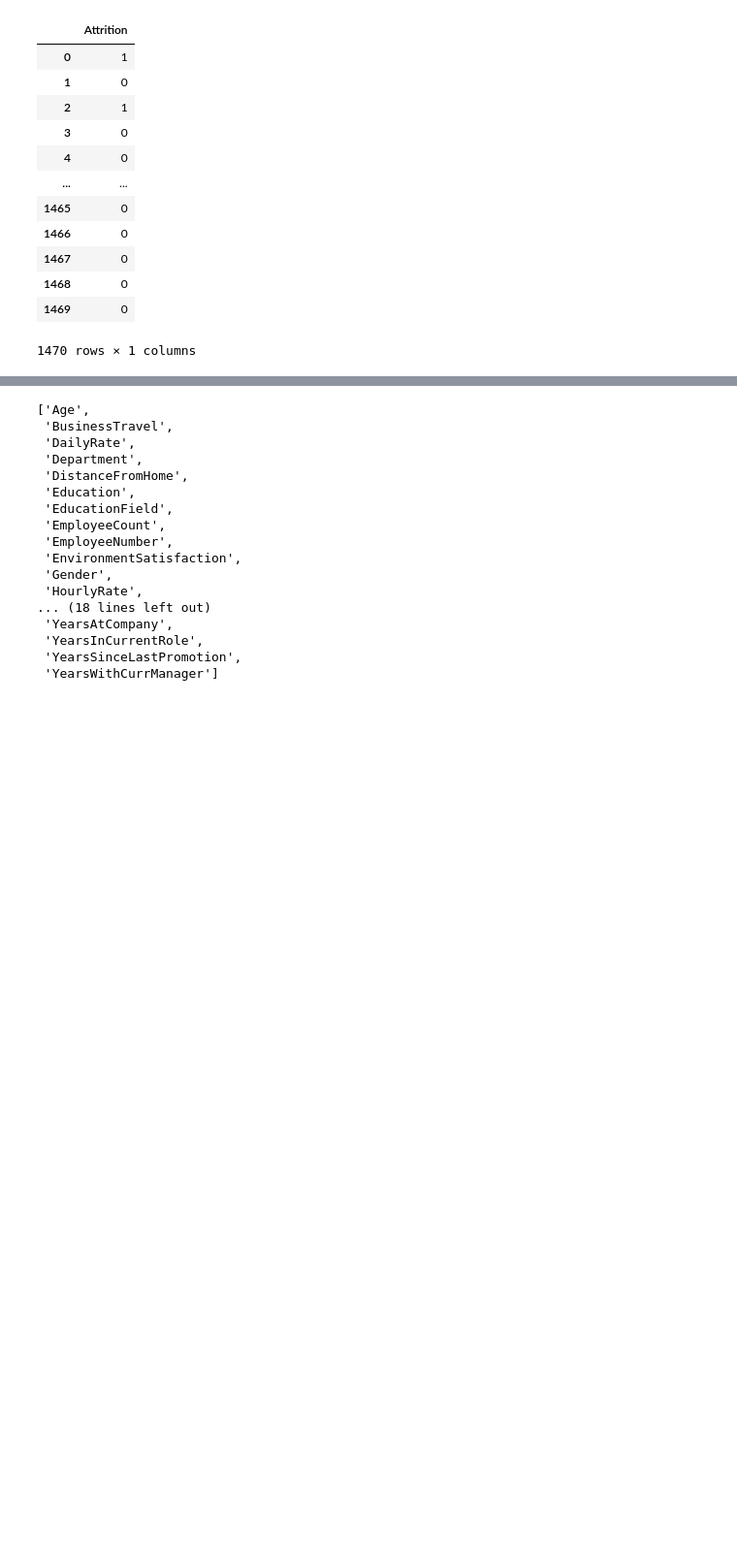
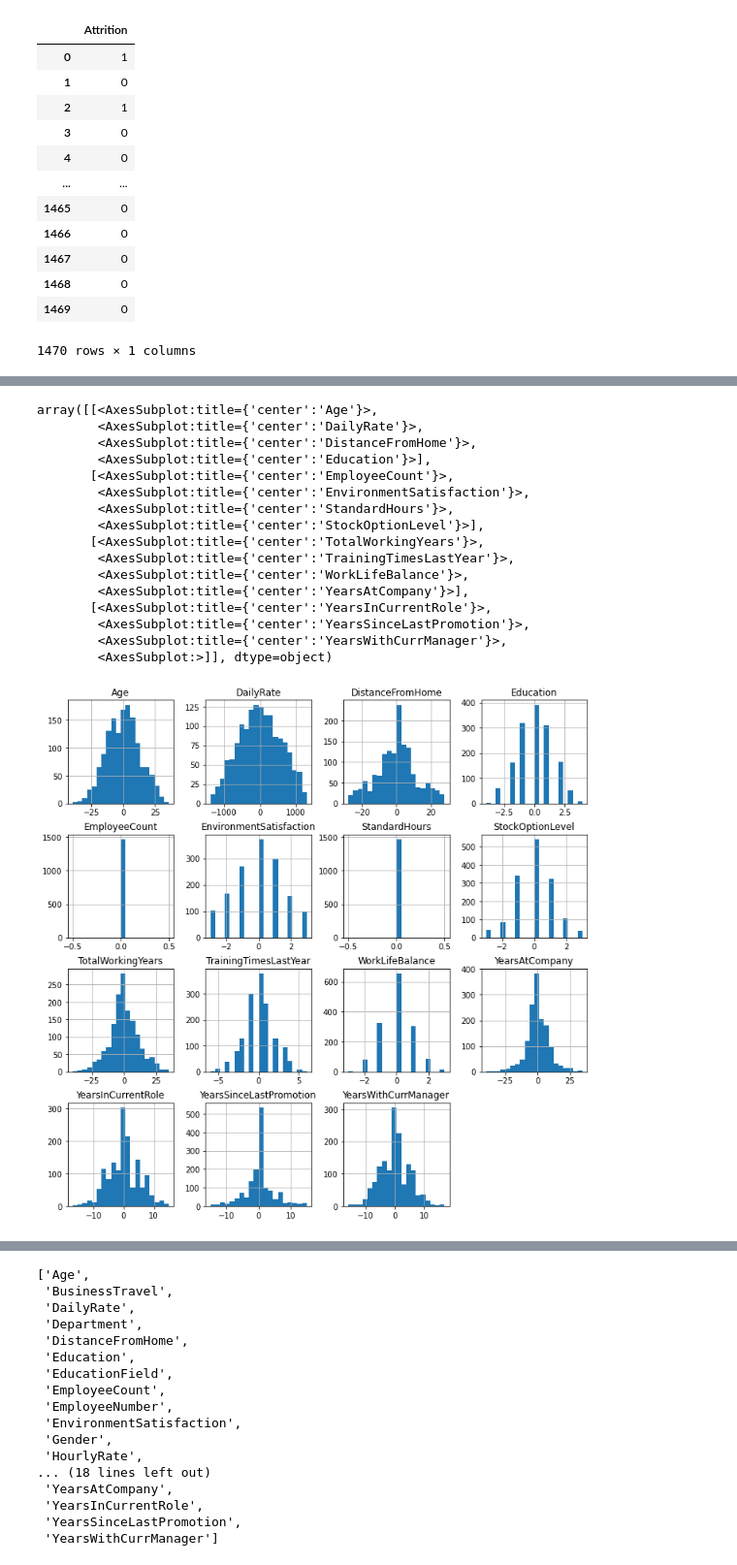
Before and after one commit to mbhoge/ml-model-excercises, a Jupyter notebook: Assignment Supervised Unsupervised Learning/Employee_Attrition_01.ipynb, the cells around one changed output, grey strips where cells are left out. Shown at 97% size. Saved outputs shown, nothing was run; the diff lists cells and outputs as text; code cells hidden in the pictures; blank space fills up the shorter version.

Commit message:
Updated Notebook for Histogram

```diff
--- a/Assignment Supervised Unsupervised Learning/Employee_Attrition_01.ipynb
+++ b/Assignment Supervised Unsupervised Learning/Employee_Attrition_01.ipynb
@@ -125,0 +117,3 @@ dataset
+# %%
+cat_features = features[['Age','DailyRate','DistanceFromHome','Education','EmployeeCount','EnvironmentSatisfaction','StandardHours','StockOptionLevel', 'TotalWorkingYears','TrainingTimesLastYear','WorkLifeBalance','YearsAtCompany','YearsInCurrentRole','YearsSinceLastPromotion','YearsWithCurrManager']]
+cat_features
@@ -125,0 +134,20 @@ dataset
+# %%
+cat_features[cat_features.columns].diff().hist(bins=20, figsize=(12,12))
+# %% [output]
+array([[<AxesSubplot:title={'center':'Age'}>,
+        <AxesSubplot:title={'center':'DailyRate'}>,
+        <AxesSubplot:title={'center':'DistanceFromHome'}>,
+        <AxesSubplot:title={'center':'Education'}>],
+       [<AxesSubplot:title={'center':'EmployeeCount'}>,
+        <AxesSubplot:title={'center':'EnvironmentSatisfaction'}>,
+        <AxesSubplot:title={'center':'StandardHours'}>,
+        <AxesSubplot:title={'center':'StockOptionLevel'}>],
+       [<AxesSubplot:title={'center':'TotalWorkingYears'}>,
+        <AxesSubplot:title={'center':'TrainingTimesLastYear'}>,
+        <AxesSubplot:title={'center':'WorkLifeBalance'}>,
+        <AxesSubplot:title={'center':'YearsAtCompany'}>],
+       [<AxesSubplot:title={'center':'YearsInCurrentRole'}>,
+        <AxesSubplot:title={'center':'YearsSinceLastPromotion'}>,
+        <AxesSubplot:title={'center':'YearsWithCurrManager'}>,
+        <AxesSubplot:>]], dtype=object)
+[figure, added]
```
Also changed, not shown: parts of 15 cells of this notebook.
